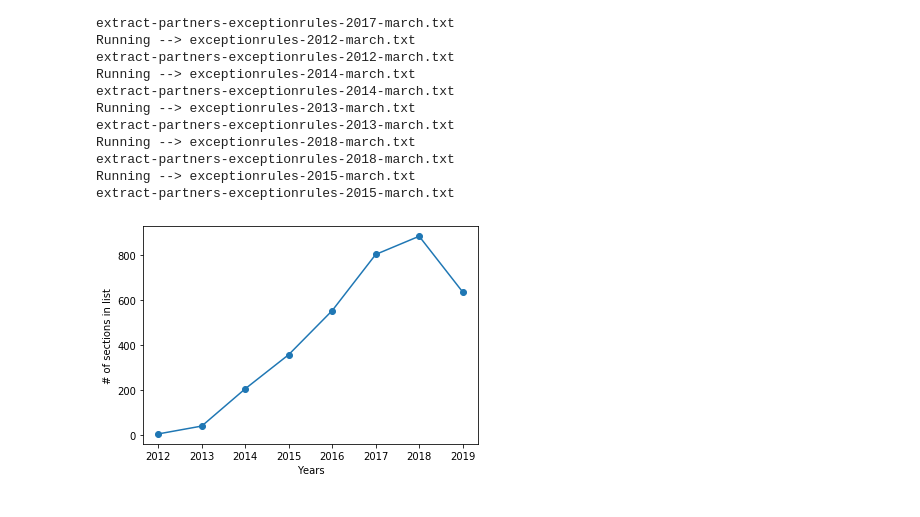
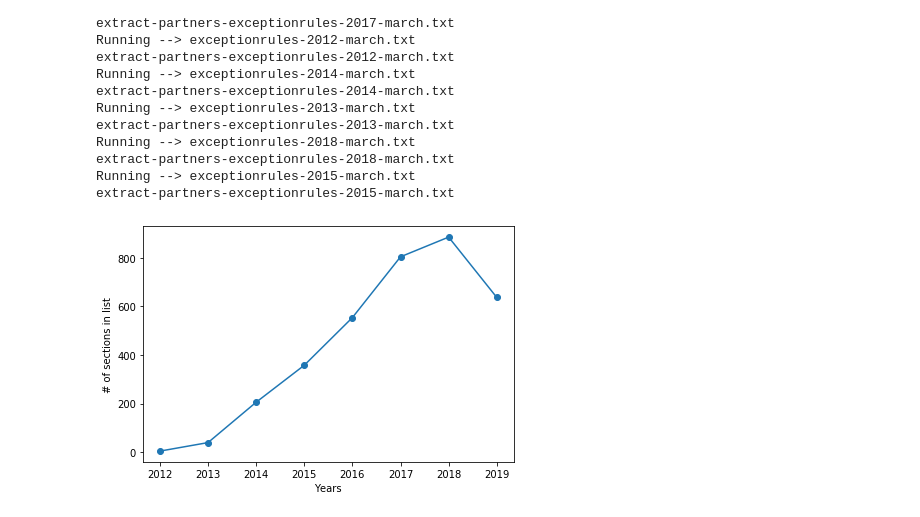
Before and after one commit to kmprashanthi/Evolution-of-tracker-blocking-lists, a Jupyter notebook: GraphCodes/ER-G3-partner-extract-exception-past-list.ipynb, the cells around one changed output. Drawn from its saved outputs; the diff is of its cells as text; code cells hidden in the pictures.

```diff
--- a/GraphCodes/ER-G3-partner-extract-exception-past-list.ipynb
+++ b/GraphCodes/ER-G3-partner-extract-exception-past-list.ipynb
@@ -87,32 +87,34 @@ for entry in listOfFiles:
             for line in fp:
                 unique.add(line)
 
         year = entry.split('-')[3]
         data_tmp.update({year:len(unique)})
 
 # print(data_tmp)
 
 data = {}
 
 listofTuples = sorted(data_tmp.items(), key=lambda x: x[0])
 
 for elem in listofTuples:
     data.update({elem[0]:elem[1]})
 
 # print(data)
 x =list(data.keys())
 x.append('2019')
 y = []
 for key in data.keys():
     y.append(data[key])
 y.append(637) # extracted from ER-G1-2-affiliates-firstParty code
 
 # for i in range(len(x)):
 #     print(x[i],y[i])
 
 plt.plot(x,y,'-o')
 plt.xlabel("Years")
 plt.ylabel("# of sections in list")
-plt.show()
+# plt.show()
+plt.tight_layout()
+plt.savefig('ER-partner-distribution.pdf', format='pdf', dpi=1200)
 # %% [output]
-[figure, old version]
+[figure, new version]
```
Also changed, not shown: 18 other files.
